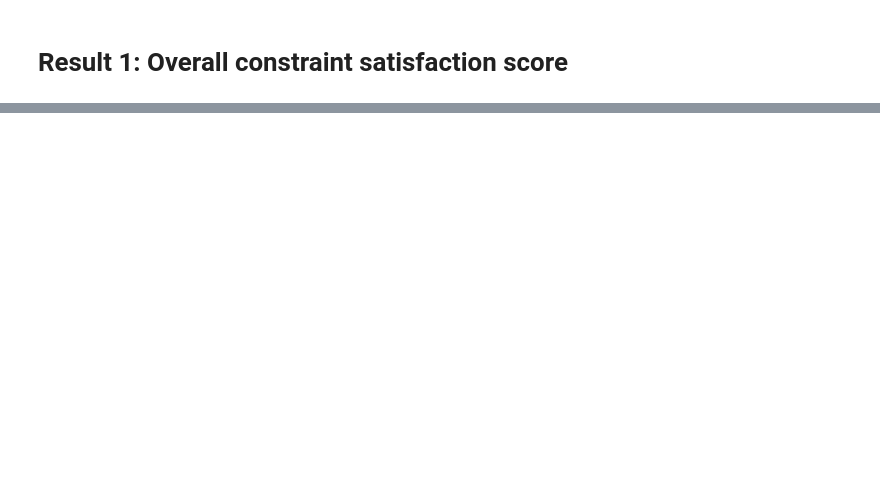
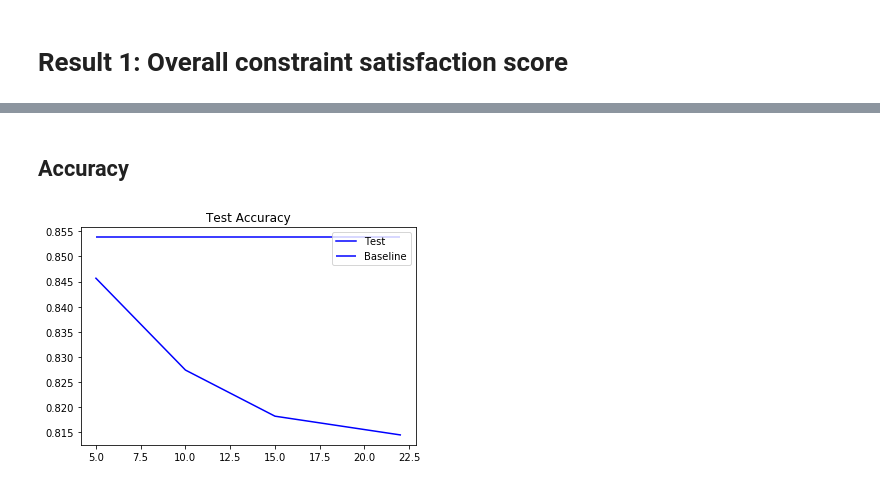
Before and after one commit to neelguha/tensorflow_constrained_optimization, a Jupyter notebook: Process Trial Results.ipynb, the cells around one changed output, grey strips where cells are left out. Saved outputs shown, nothing was run; the diff lists cells and outputs as text; code cells hidden in the pictures; blank space fills up the shorter version.

```diff
--- a/Process Trial Results.ipynb
+++ b/Process Trial Results.ipynb
@@ -16,2 +52,29 @@ def compute_overall_score(d):
+# %%
+def get_performance(results, key, func):
+    # model performance (accuracy/tpr)
+    all_scores = []
+    constraint_set = ['0', '5', '10', '15', '22']
+    for num_constraints in constraint_set:
+        trials = results[num_constraints]
+        trial_scores = []
+        for trial_num in trials.keys():
+            score = trials[trial_num]['scores'][key]
+            trial_scores.append(score)
+        all_scores.append(trial_scores)
+    min_scores = []
+    mean_scores = []
+    max_scores = []
+    baseline = 0
+    for i in range(len(all_scores)):
+        if i == 0:
+            baseline = all_scores[0]
+            continue
+        min_scores.append(min(all_scores[i]))
+        mean_scores.append(np.mean(all_scores[i]))
+        max_scores.append(max(all_scores[i]))
+    min_scores = np.array(min_scores)
+    mean_scores = np.array(mean_scores)
+    max_scores = np.array(max_scores)
+    return min_scores, mean_scores, max_scores, baseline
 # %% [markdown]
 # Result 1: Overall constraint satisfaction score
@@ -52,0 +136,15 @@ plt.show()
+# %% [markdown]
+## Accuracy
+# %%
+test_lower, test_scores, test_upper, test_baseline = get_performance(results, 'accuracy', None)
+active_constraint_set = [5, 10, 15, 22]
+
+plt.hlines(y=test_baseline, xmin=5, xmax=22, label="Baseline", color="blue")
+plt.plot(active_constraint_set, test_scores, label="Test", color="blue")
+#plt.fill_between(active_constraint_set, test_upper, test_lower, alpha=0.25, color="blue")
+
+plt.title("Test Accuracy")
+plt.legend()
+plt.show()
+# %% [output]
+[figure, added]
```
Also changed, not shown: parts of 10 cells of this notebook, 2 other files.
